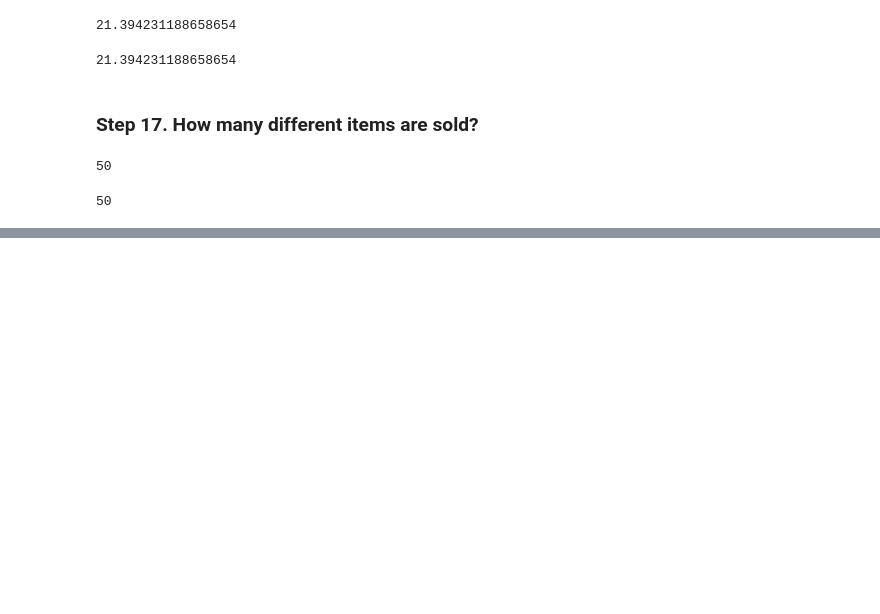
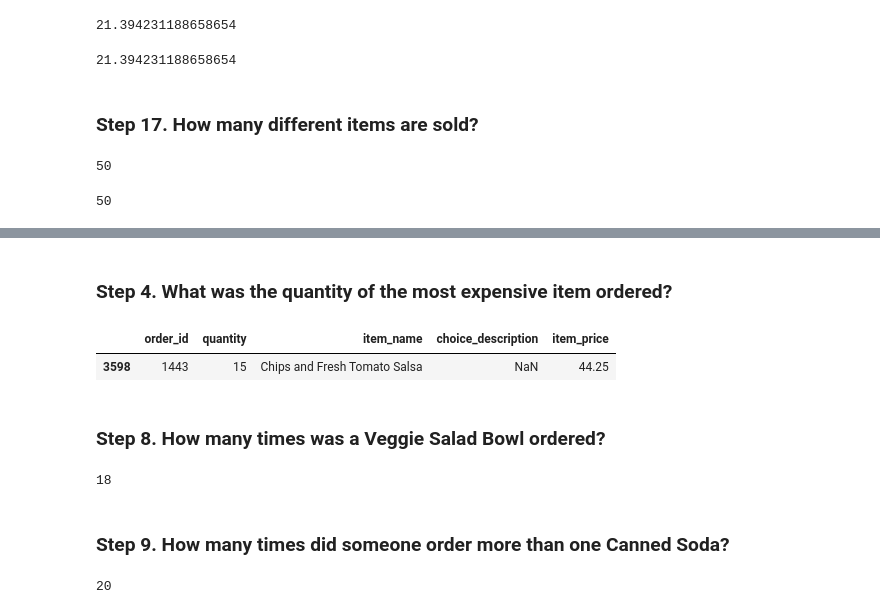
Before and after one commit to alexschillingfhnw/daw, a Jupyter notebook: Chipotle.ipynb, the cells around one changed output, grey strips where cells are left out. Drawn from its saved outputs; the diff is of its cells as text; code cells hidden in the pictures; blank space fills up the shorter version.

```diff
--- a/Chipotle.ipynb
+++ b/Chipotle.ipynb
@@ -222,0 +291,19 @@ chipo.item_name.value_counts().count()
+# %% [markdown]
+### Step 4. What was the quantity of the most expensive item ordered?
+# %%
+chipo.sort_values('item_price', ascending=False).head(1)
+# %% [output]
+|  | order_id | quantity | item_name | choice_description | item_price |
+| 3598 | 1443 | 15 | Chips and Fresh Tomato Salsa | NaN | 44.25 |
+# %% [markdown]
+### Step 8. How many times was a Veggie Salad Bowl ordered?
+# %%
+len(chipo.loc[chipo.item_name == 'Veggie Salad Bowl'])
+# %% [output]
+18
+# %% [markdown]
+### Step 9. How many times did someone order more than one Canned Soda?
+# %%
+len(chipo.loc[(chipo.item_name == 'Canned Soda') & (chipo.quantity >= 2)])
+# %% [output]
+20
```
Also changed, not shown: parts of 8 cells of this notebook.
